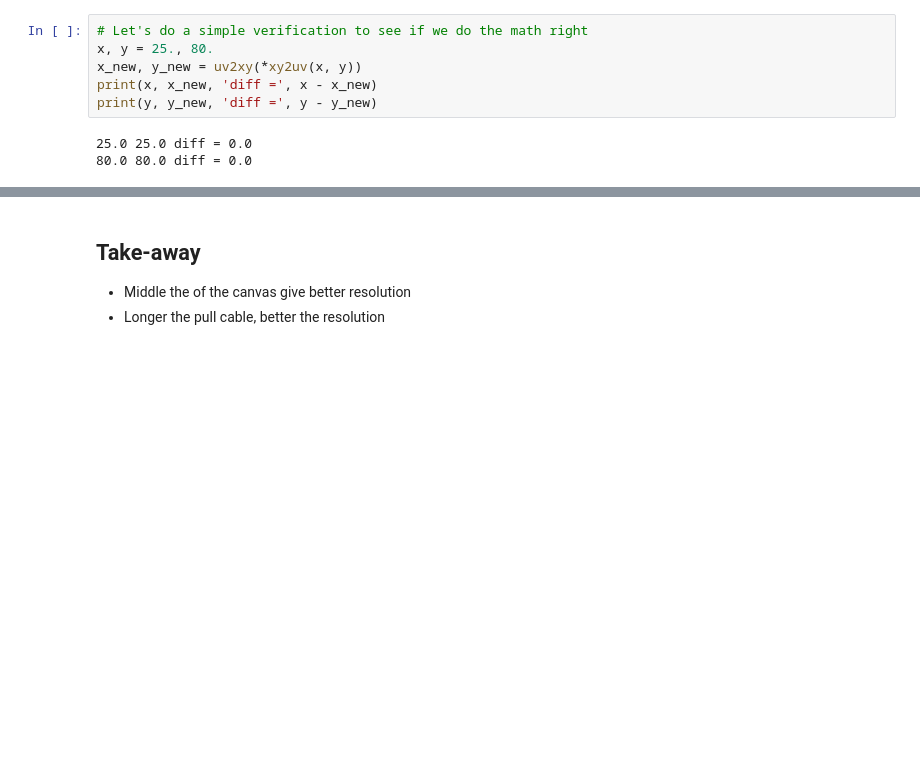
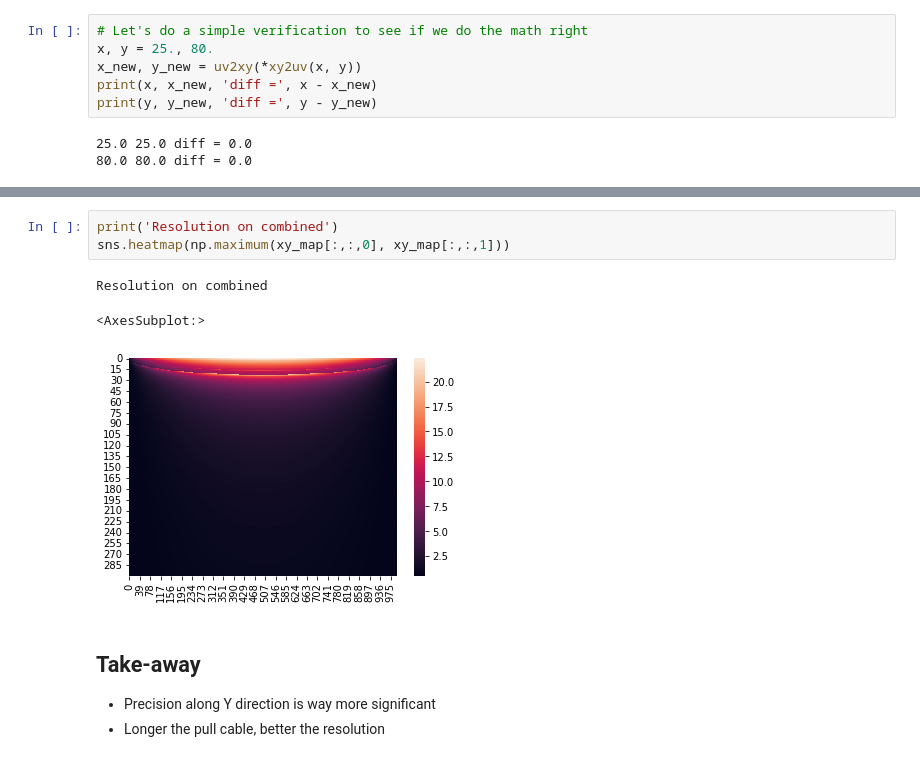
Before and after one commit to wenoptics/cnc-polarplotter, a Jupyter notebook: polar_precision.ipynb, the cells around one changed output, grey strips where cells are left out. Saved outputs shown, nothing was run; the diff lists cells and outputs as text; blank space fills up the shorter version.

Commit message:
Update precision doc

```diff
--- a/polar_precision.ipynb
+++ b/polar_precision.ipynb
@@ -220,5 +268,12 @@ Resolution on Y
+# %%
+print('Resolution on combined')
+sns.heatmap(np.maximum(xy_map[:,:,0], xy_map[:,:,1]))
+# %% [output]
+Resolution on combined
+<AxesSubplot:>
+[figure, added]
 # %% [markdown]
 ## Take-away
 
-- Middle the of the canvas give better resolution
+- Precision along Y direction is way more significant
 - Longer the pull cable, better the resolution
```
Also changed, not shown: parts of 11 cells of this notebook, 1 other file.
